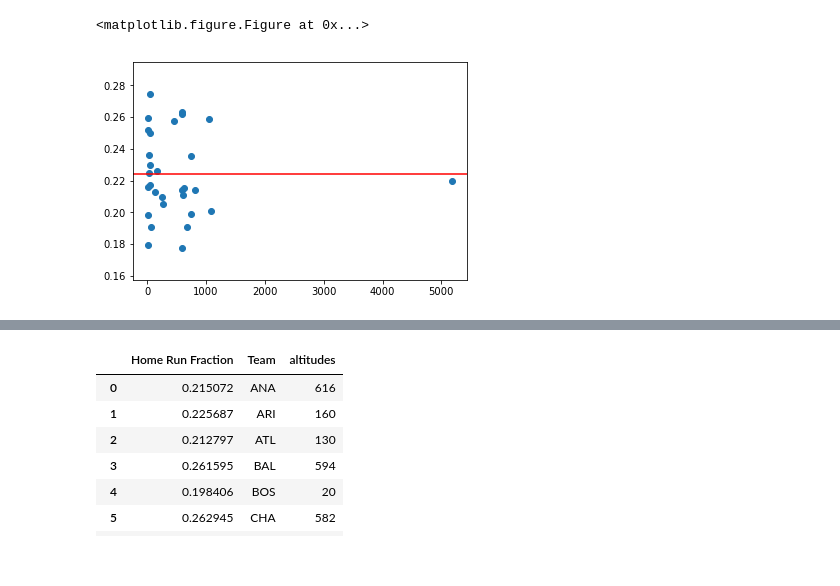
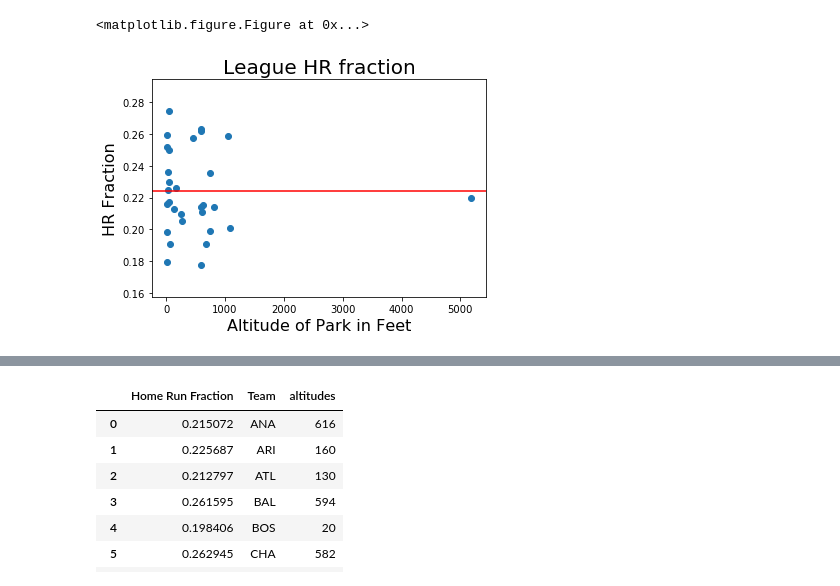
Before and after one commit to SamBusser30/Park_Factor-, a Jupyter notebook: Project_Code/HR fraction.ipynb, the cells around one changed output, grey strips where cells are left out. Cells and saved outputs as stored; diff of their text form; code cells hidden in the pictures.

Commit message:
Added labels to graphs

```diff
--- a/Project_Code/HR fraction.ipynb
+++ b/Project_Code/HR fraction.ipynb
@@ -103,12 +103,14 @@ del team_ids[11]
 # %%
 x = altitudes['altitude']
 y = HRF
 line = league_avg
 #line = ax.plot(x,line)
 fig, ax = plt.subplots()
 plt.axhline(league_avg, color='r')
-
+plt.xlabel("Altitude of Park in Feet", size = 16)
+plt.ylabel("HR Fraction", size = 16)
+plt.title("League HR fraction", size=20)
 scatter = ax.scatter(x,y)
 plt.show()
 # %% [output]
-[figure, old version]
+[figure, new version]
```
Also changed, not shown: parts of 1 cell of this notebook.
